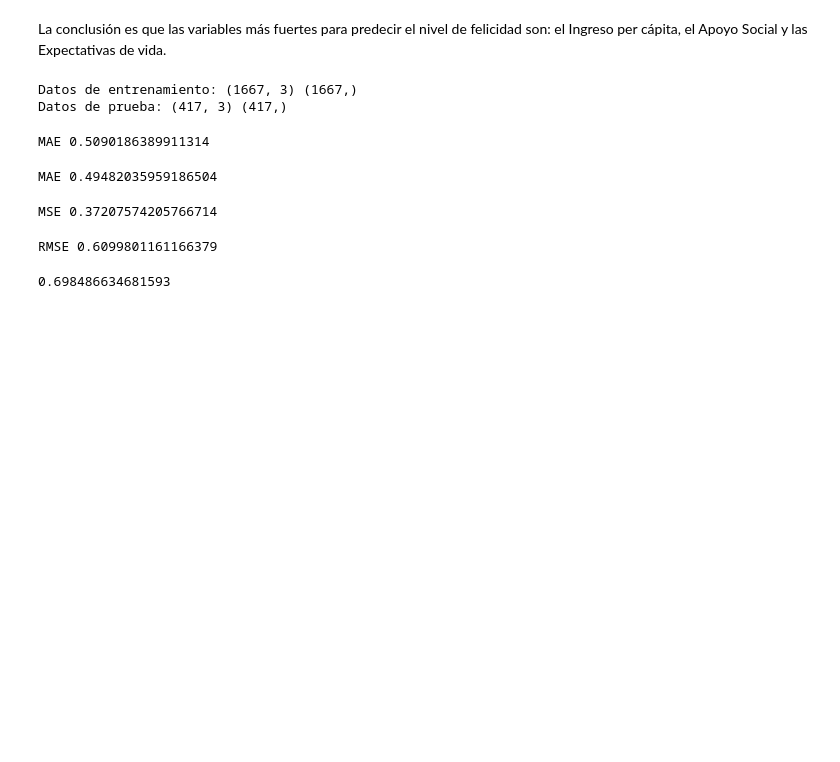
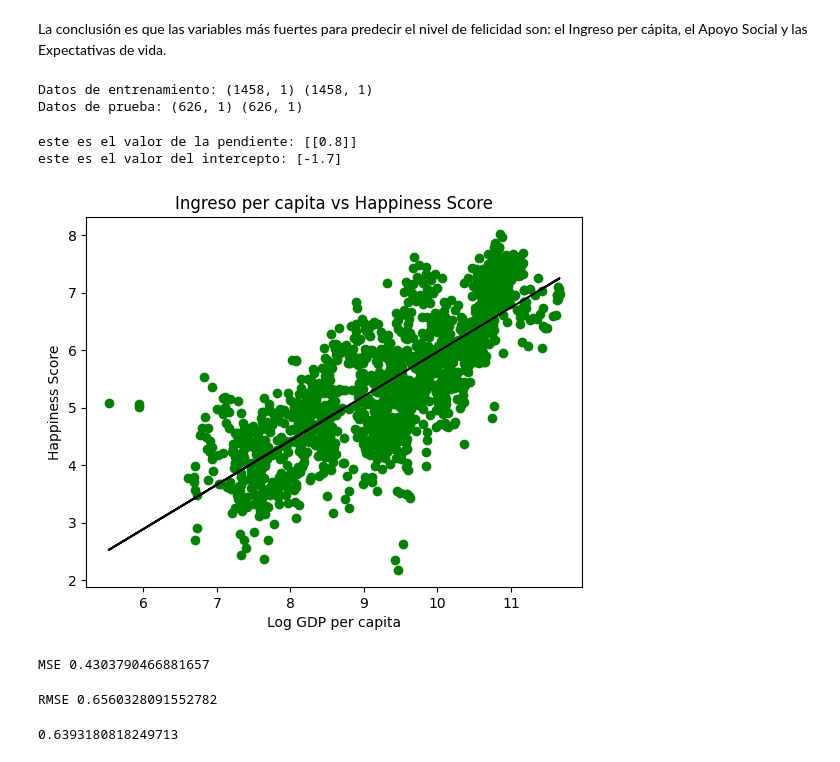
Before and after one commit to Lauracaroselli/CoderScience, a Jupyter notebook: CaroselliLaura_PROYECTOFINAL.ipynb, the cells around one changed output. Saved outputs shown, nothing was run; the diff lists cells and outputs as text; code cells hidden in the pictures; blank space fills up the shorter version.

```diff
--- a/CaroselliLaura_PROYECTOFINAL.ipynb
+++ b/CaroselliLaura_PROYECTOFINAL.ipynb
@@ -396,20 +396,20 @@ from sklearn.metrics import mean_absolute_error
 from sklearn.model_selection import train_test_split
 
 # Dividir los datos en conjuntos de entrenamiento y prueba
-X = felicidad[['Log GDP per capita', 'Social support', 'Healthy life expectancy at birth']]  # Variables independientes
-y = felicidad['Happiness score']  # Variable dependiente
+X = felicidad[['Log GDP per capita']]  # Variable independiente
+y = felicidad[['Happiness score']]  # Variable dependiente
 
-X_train, X_test, y_train, y_test = train_test_split(X, y, test_size=0.2, random_state=42)
+X_train, X_test, y_train, y_test = train_test_split(X, y, test_size=0.3, random_state=0)
 
 print('Datos de entrenamiento:', X_train.shape, y_train.shape)
 print('Datos de prueba:', X_test.shape, y_test.shape)
 # %% [output]
-Datos de entrenamiento: (1667, 3) (1667,)
-Datos de prueba: (417, 3) (417,)
+Datos de entrenamiento: (1458, 1) (1458, 1)
+Datos de prueba: (626, 1) (626, 1)
 # %%
 # crear el modelo
-lr = LinearRegression()
+modelo_ingreso = LinearRegression()
 # Ajustar el modelo con X_train y y_train
-lr.fit(X_train,y_train)
+modelo_ingreso.fit(X_train,y_train)
 # PRedecir con X_test
-y_pred = lr.predict(X_test)
+y_pred = modelo_ingreso.predict(X_test)
@@ -418,26 +416,42 @@ y_pred_train = lr.predict(X_train)
-# %%
-print("MAE",mean_absolute_error(y_train,y_pred_train))
-# %% [output]
-MAE 0.5090186389911314
-# %%
-print("MAE",mean_absolute_error(y_test,y_pred))
-# %% [output]
-MAE 0.49482035959186504
+# %%
+# Obtener la pendiente
+slope = modelo_ingreso.coef_
+
+# Obtener los coeficientes de intercepción
+intercept = modelo_ingreso.intercept_
+
+print("este es el valor de la pendiente:", slope.round(1))
+print("este es el valor del intercepto:", intercept.round(1))
+# %% [output]
+este es el valor de la pendiente: [[0.8]]
+este es el valor del intercepto: [-1.7]
+# %%
+#Visualización de los datos de entrenamiento
+
+viz_train = plt
+viz_train.scatter(X_train, y_train, color = 'g')
+viz_train.plot(X_train, modelo_ingreso.predict(X_train), color = 'black')
+viz_train.title('Ingreso per capita vs Happiness Score')
+viz_train.xlabel('Log GDP per capita')
+viz_train.ylabel('Happiness Score')
+viz_train.show()
+# %% [output]
+[figure, added]
 # %%
 from sklearn.metrics import mean_squared_error
 print("MSE",mean_squared_error(y_test,y_pred))
 # %% [output]
-MSE 0.37207574205766714
+MSE 0.4303790466881657
 # %%
 print("RMSE",np.sqrt(mean_squared_error(y_test,y_pred)))
 # %% [output]
-RMSE 0.6099801161166379
+RMSE 0.6560328091552782
 # %%
 from sklearn.metrics import r2_score
 r2 = r2_score(y_test,y_pred)
 print(r2)
 # %% [output]
-0.698486634681593
+0.6393180818249713
 # %%
 r2 = r2_score(y_train,y_pred_train)
 print(r2)
```
Also changed, not shown: parts of 2 cells of this notebook.
